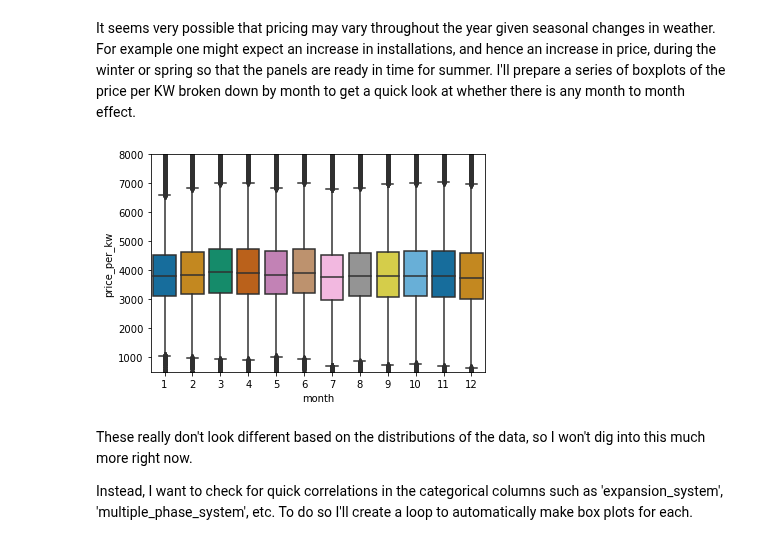
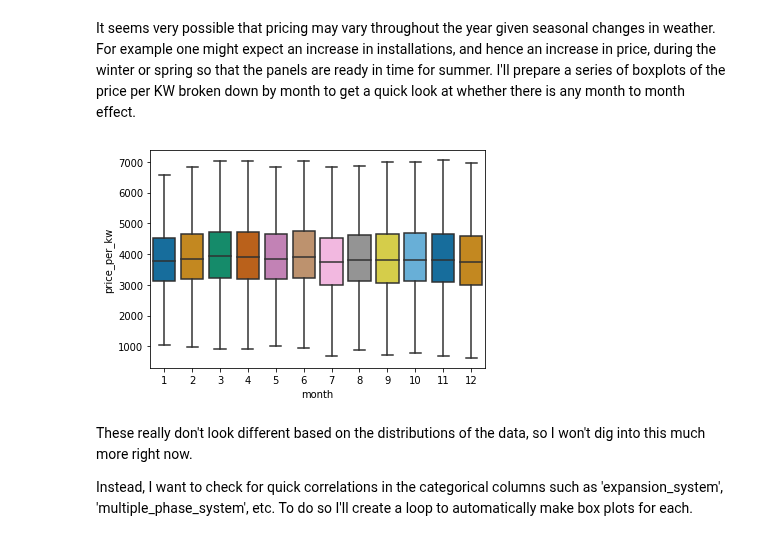
Before and after one commit to zjbrown0689/Solar-Panel-Capstone, a Jupyter notebook: notebooks/Exploratory Data Analysis.ipynb, the cells around one changed output. Cells and saved outputs as stored; diff of their text form; code cells hidden in the pictures.

```diff
--- a/notebooks/Exploratory Data Analysis.ipynb
+++ b/notebooks/Exploratory Data Analysis.ipynb
@@ -115,11 +115,10 @@ Ok, our t-test confirms that there is a real difference in average cost efficien
 # %% [markdown]
 It seems very possible that pricing may vary throughout the year given seasonal changes in weather. For example one might expect an increase in installations, and hence an increase in price, during the winter or spring so that the panels are ready in time for summer. I'll prepare a series of boxplots of the price per KW broken down by month to get a quick look at whether there is any month to month effect.
 # %%
-sns.boxplot(x='month', y='price_per_kw', data=data, palette='colorblind')
-plt.ylim(500, 8000)
+sns.boxplot(x='month', y='price_per_kw', data=data, palette='colorblind', showfliers=False)
 plt.show()
 # %% [output]
-[figure, old version]
+[figure, new version]
 # %% [markdown]
 These really don't look different based on the distributions of the data, so I won't dig into this much more right now.
 
```
Also changed, not shown: parts of 4 cells of this notebook.
